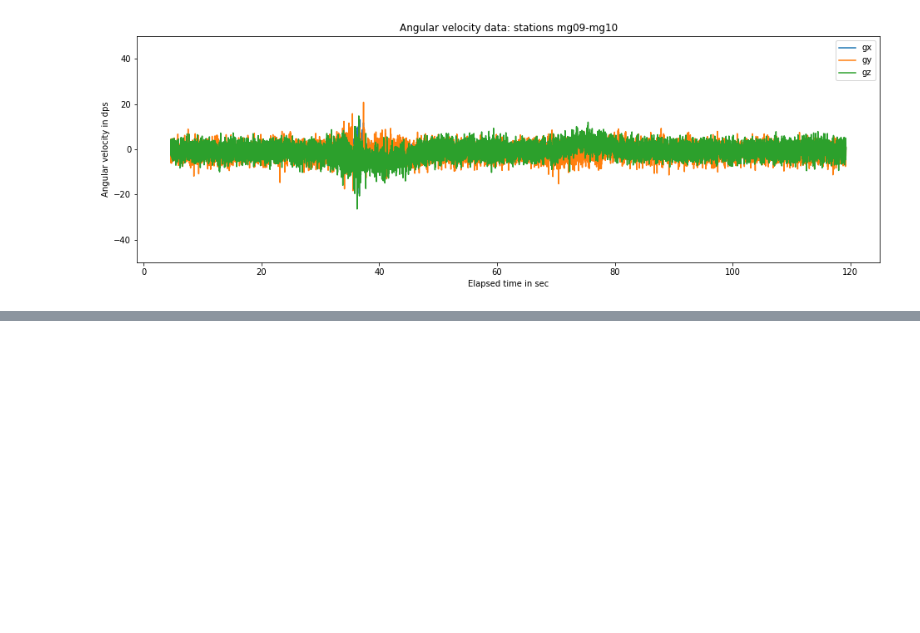
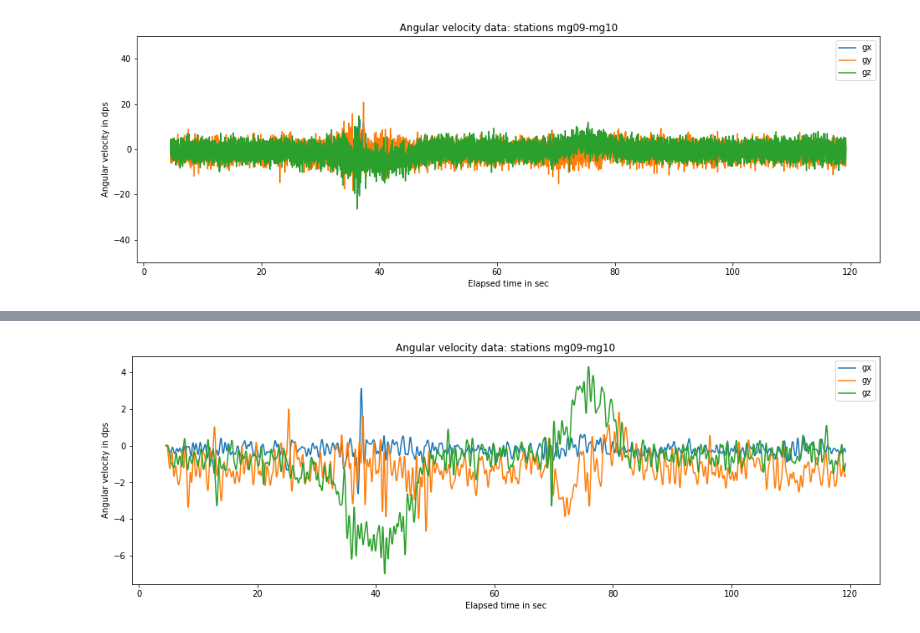
Before and after one commit to araobp/pic-mcu, a Jupyter notebook: src/python/motion_sensor_analyze.ipynb, the cells around one changed output, grey strips where cells are left out. Saved outputs shown, nothing was run; the diff lists cells and outputs as text; code cells hidden in the pictures; blank space fills up the shorter version.

```diff
--- a/src/python/motion_sensor_analyze.ipynb
+++ b/src/python/motion_sensor_analyze.ipynb
@@ -44,0 +64,11 @@ Text(0,0.5,'Angular velocity in dps')
+# %%
+CUTOFF = 3.0
+b, a = sg.butter(5, CUTOFF/SAMPLING_RATE, btype='low')
+df[['gx', 'gy', 'gz']] = df[['gx', 'gy', 'gz']].apply(lambda row: sg.lfilter(b, a, row))
+# %%
+ax_g = df[['gx', 'gy', 'gz']].plot(title='Angular velocity data: stations mg09-mg10')
+ax_g.set_xlabel('Elapsed time in sec')
+ax_g.set_ylabel('Angular velocity in dps')
+plt.savefig('{}_gyro.jpg'.format(FILE.split('.')[0]))
+# %% [output]
+[figure, added]
```
Also changed, not shown: parts of 4 cells of this notebook, 3 other files.
